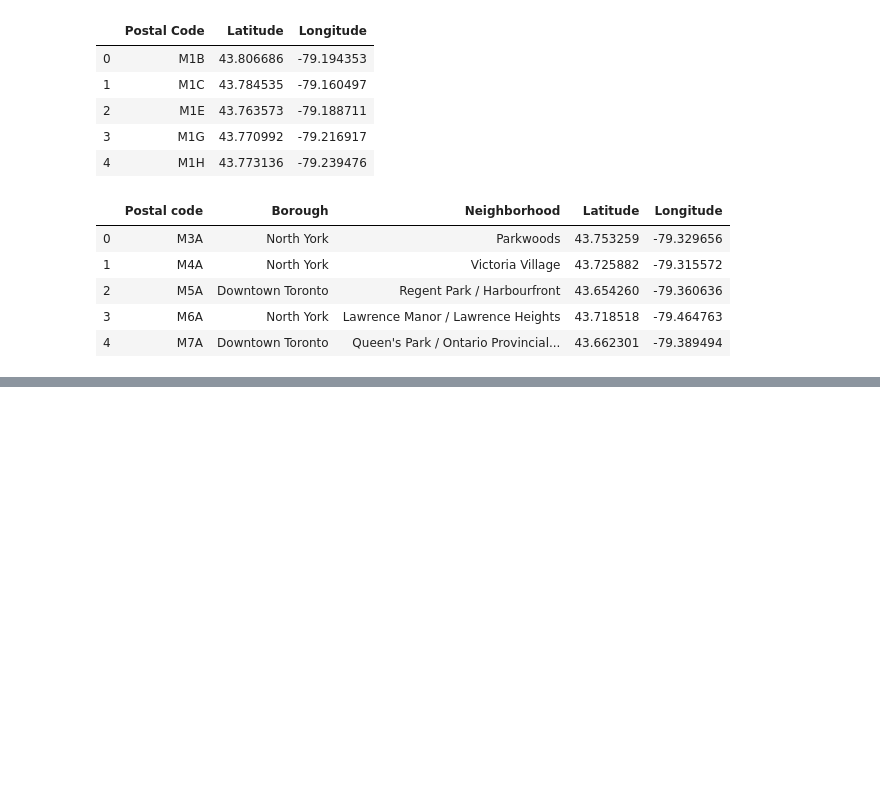
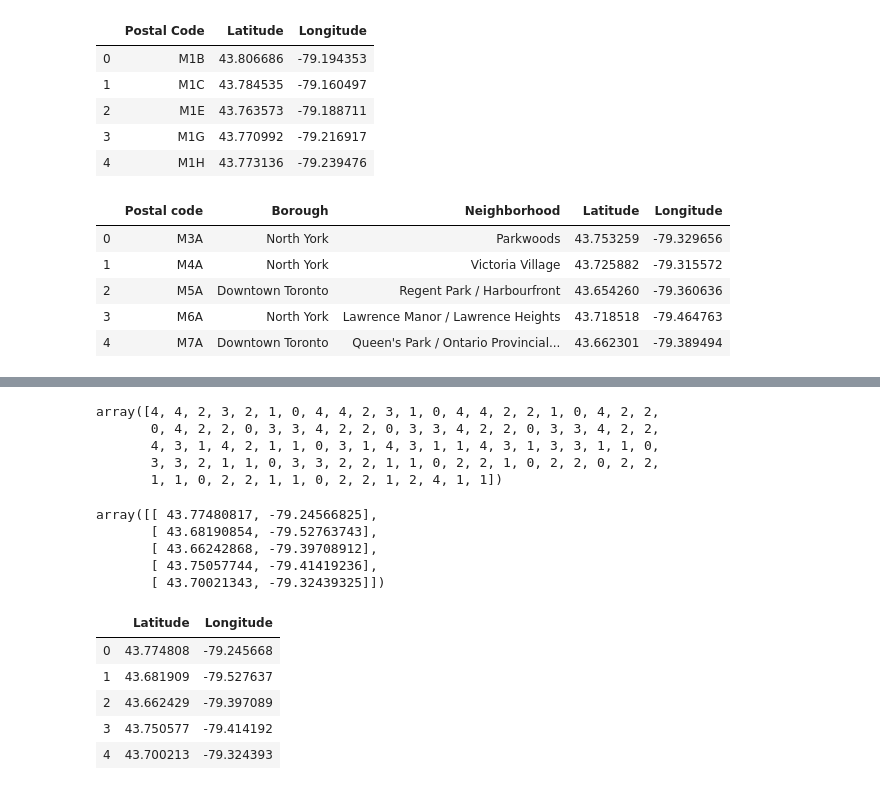
Before and after one commit to Samuel-Mathews/Coursera_Capstone, a Jupyter notebook: Segmenting and Clustering Neighborhoods in Toronto.ipynb, the cells around one changed output, grey strips where cells are left out. Drawn from its saved outputs; the diff is of its cells as text; code cells hidden in the pictures; blank space fills up the shorter version.

```diff
--- a/Segmenting and Clustering Neighborhoods in Toronto.ipynb
+++ b/Segmenting and Clustering Neighborhoods in Toronto.ipynb
@@ -159,0 +211,32 @@ df3.head()
+# %%
+
+#Model Build
+kmeansmodel = KMeans(n_clusters= 5, init='k-means++', random_state=0)
+kmeans.fit(X)
+y_kmeans= kmeansmodel.fit_predict(X)
+y_kmeans
+# %% [output]
+array([4, 4, 2, 3, 2, 1, 0, 4, 4, 2, 3, 1, 0, 4, 4, 2, 2, 1, 0, 4, 2, 2,
+       0, 4, 2, 2, 0, 3, 3, 4, 2, 2, 0, 3, 3, 4, 2, 2, 0, 3, 3, 4, 2, 2,
+       4, 3, 1, 4, 2, 1, 1, 0, 3, 1, 4, 3, 1, 1, 4, 3, 1, 3, 3, 1, 1, 0,
+       3, 3, 2, 1, 1, 0, 3, 3, 2, 2, 1, 1, 0, 2, 2, 1, 0, 2, 2, 0, 2, 2,
+       1, 1, 0, 2, 2, 1, 1, 0, 2, 2, 1, 2, 4, 1, 1])
+# %%
+centroids = kmeansmodel.cluster_centers_
+centroids
+# %% [output]
+array([[ 43.77480817, -79.24566825],
+       [ 43.68190854, -79.52763743],
+       [ 43.66242868, -79.39708912],
+       [ 43.75057744, -79.41419236],
+       [ 43.70021343, -79.32439325]])
+# %%
+centroid_df = pd.DataFrame(centroids, columns= ['Latitude','Longitude'])
+centroid_df
+# %% [output]
+|  | Latitude | Longitude |
+| 0 | 43.774808 | -79.245668 |
+| 1 | 43.681909 | -79.527637 |
+| 2 | 43.662429 | -79.397089 |
+| 3 | 43.750577 | -79.414192 |
+| 4 | 43.700213 | -79.324393 |
```
Also changed, not shown: parts of 13 cells of this notebook.
